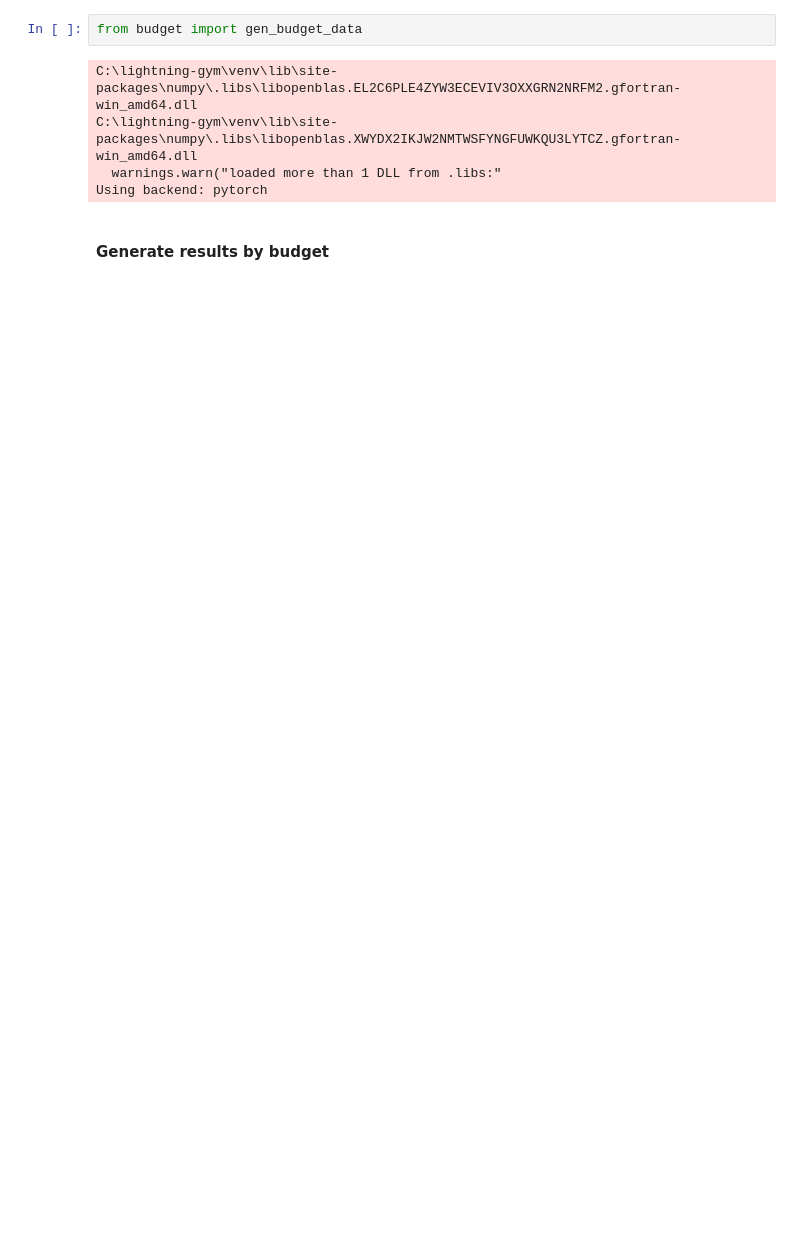
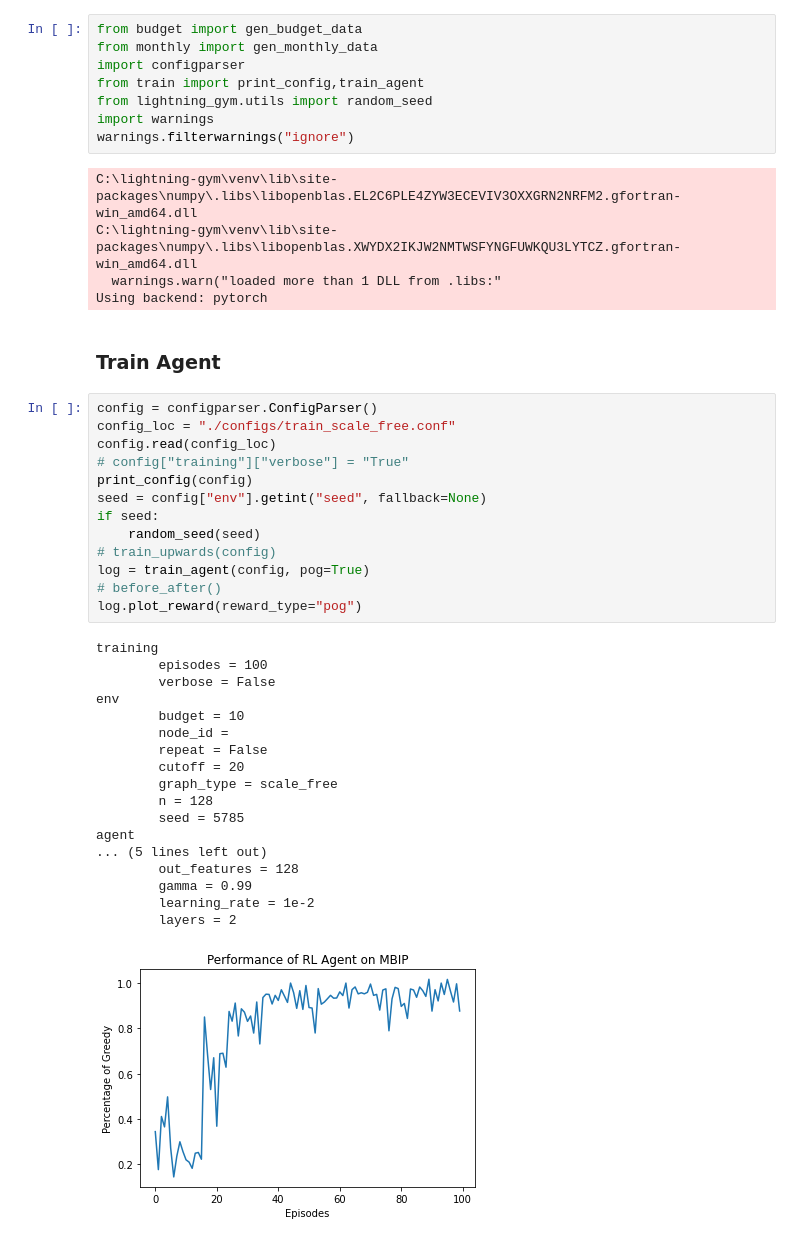
Before and after one commit to davisv7/lightning-gym, a Jupyter notebook: Report.ipynb, the cells around one changed output. Saved outputs shown, nothing was run; the diff lists cells and outputs as text; blank space fills up the shorter version.

```diff
--- a/Report.ipynb
+++ b/Report.ipynb
@@ -3,9 +3,47 @@
 # %%
 from budget import gen_budget_data
+from monthly import gen_monthly_data
+import configparser
+from train import print_config,train_agent
+from lightning_gym.utils import random_seed
+import warnings
+warnings.filterwarnings("ignore")
 # %% [output]
 C:\lightning-gym\venv\lib\site-packages\numpy\.libs\libopenblas.EL2C6PLE4ZYW3ECEVIV3OXXGRN2NRFM2.gfortran-win_amd64.dll
 C:\lightning-gym\venv\lib\site-packages\numpy\.libs\libopenblas.XWYDX2IKJW2NMTWSFYNGFUWKQU3LYTCZ.gfortran-win_amd64.dll
   warnings.warn("loaded more than 1 DLL from .libs:"
 Using backend: pytorch
 # %% [markdown]
-#### Generate results by budget
+### Train Agent
+# %%
+config = configparser.ConfigParser()
+config_loc = "./configs/train_scale_free.conf"
+config.read(config_loc)
+# config["training"]["verbose"] = "True"
+print_config(config)
+seed = config["env"].getint("seed", fallback=None)
+if seed:
+    random_seed(seed)
+# train_upwards(config)
+log = train_agent(config, pog=True)
+# before_after()
+log.plot_reward(reward_type="pog")
+# %% [output]
+training
+        episodes = 100
+        verbose = False
+env
+        budget = 10
+        node_id =
+        repeat = False
+        cutoff = 20
+        graph_type = scale_free
+        n = 128
+        seed = 5785
+agent
+... (5 lines left out)
+        out_features = 128
+        gamma = 0.99
+        learning_rate = 1e-2
+        layers = 2
+[figure, added]
```
Also changed, not shown: parts of 5 cells of this notebook, 6 other files.
